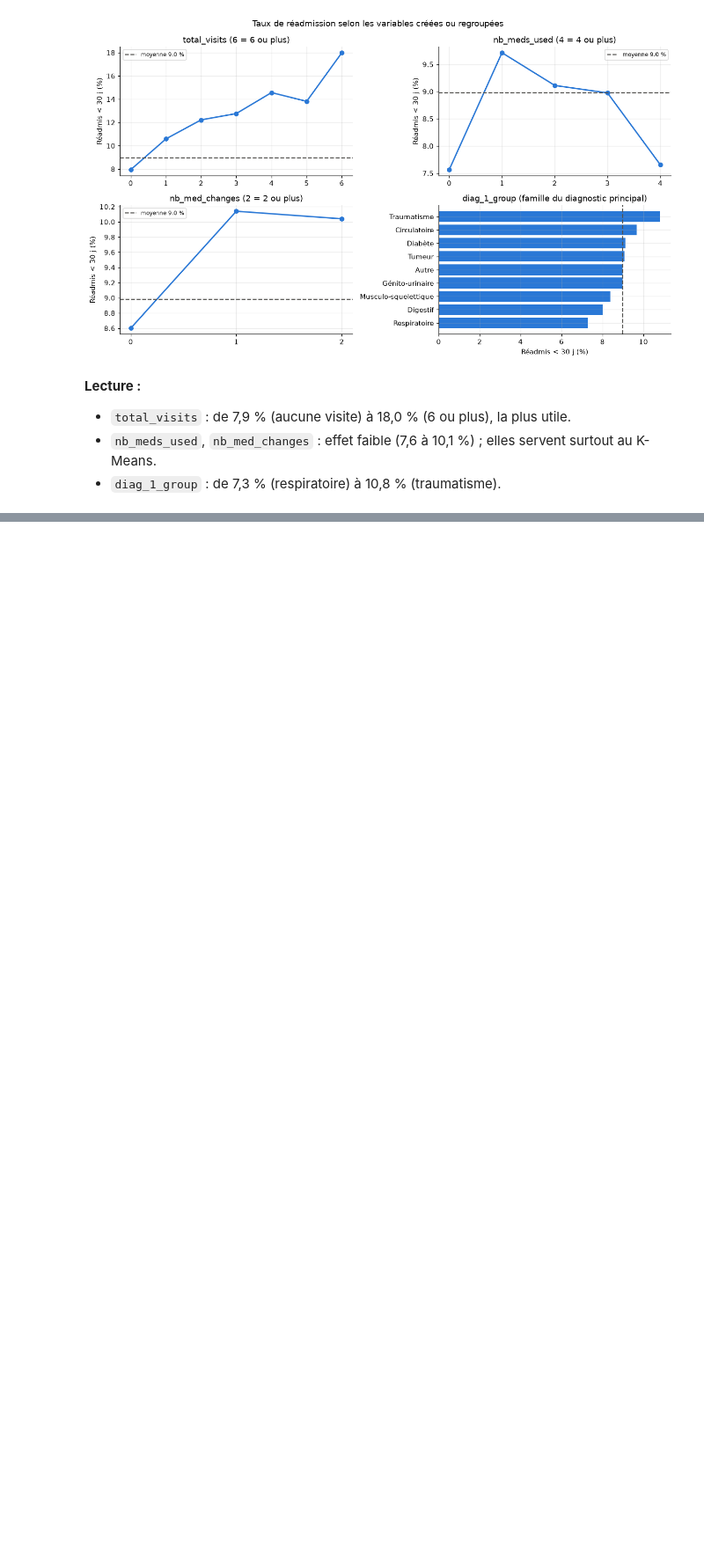
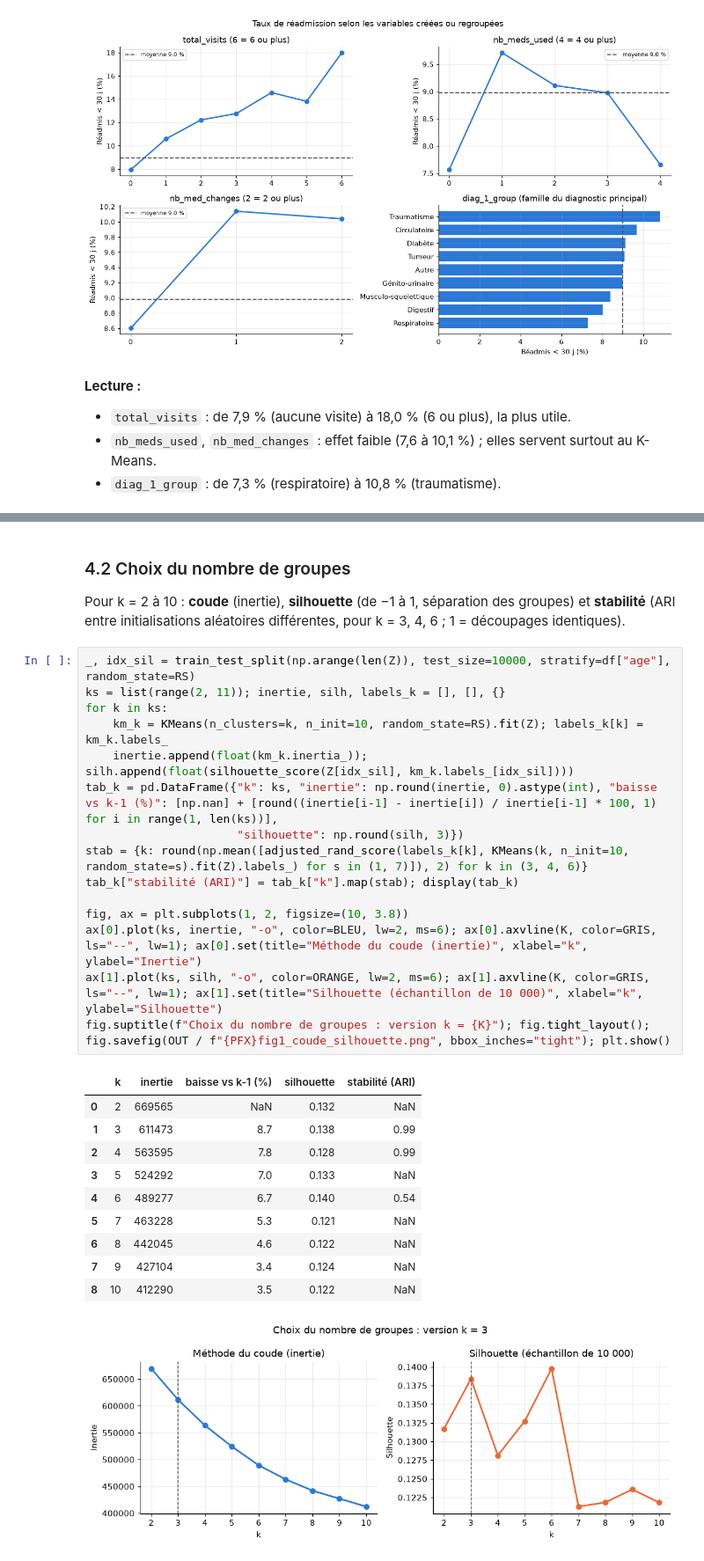
Before and after one commit to YoussefAbbes/notebook-dynamika-diabetes, a Jupyter notebook: analysis/notebook_diabetes_dynamika.ipynb, the cells around one changed output, grey strips where cells are left out. Shown at 88% size. Cells and saved outputs as stored; diff of their text form; blank space fills up the shorter version.

```diff
--- a/analysis/notebook_diabetes_dynamika.ipynb
+++ b/analysis/notebook_diabetes_dynamika.ipynb
@@ -415,0 +441,31 @@ plt.show()
+# %% [markdown]
+### 4.2 Choix du nombre de groupes
+Pour k = 2 à 10 : **coude** (inertie), **silhouette** (de −1 à 1, séparation des groupes) et **stabilité** (ARI entre
+initialisations aléatoires différentes, pour k = 3, 4, 6 ; 1 = découpages identiques).
+# %%
+_, idx_sil = train_test_split(np.arange(len(Z)), test_size=10000, stratify=df["age"], random_state=RS)
+ks = list(range(2, 11)); inertie, silh, labels_k = [], [], {}
+for k in ks:
+    km_k = KMeans(n_clusters=k, n_init=10, random_state=RS).fit(Z); labels_k[k] = km_k.labels_
+    inertie.append(float(km_k.inertia_)); silh.append(float(silhouette_score(Z[idx_sil], km_k.labels_[idx_sil])))
+tab_k = pd.DataFrame({"k": ks, "inertie": np.round(inertie, 0).astype(int), "baisse vs k-1 (%)": [np.nan] + [round((inertie[i-1] - inertie[i]) / inertie[i-1] * 100, 1) for i in range(1, len(ks))],
+                      "silhouette": np.round(silh, 3)})
+stab = {k: round(np.mean([adjusted_rand_score(labels_k[k], KMeans(k, n_init=10, random_state=s).fit(Z).labels_) for s in (1, 7)]), 2) for k in (3, 4, 6)}
+tab_k["stabilité (ARI)"] = tab_k["k"].map(stab); display(tab_k)
+
+fig, ax = plt.subplots(1, 2, figsize=(10, 3.8))
+ax[0].plot(ks, inertie, "-o", color=BLEU, lw=2, ms=6); ax[0].axvline(K, color=GRIS, ls="--", lw=1); ax[0].set(title="Méthode du coude (inertie)", xlabel="k", ylabel="Inertie")
+ax[1].plot(ks, silh, "-o", color=ORANGE, lw=2, ms=6); ax[1].axvline(K, color=GRIS, ls="--", lw=1); ax[1].set(title="Silhouette (échantillon de 10 000)", xlabel="k", ylabel="Silhouette")
+fig.suptitle(f"Choix du nombre de groupes : version k = {K}"); fig.tight_layout(); fig.savefig(OUT / f"{PFX}fig1_coude_silhouette.png", bbox_inches="tight"); plt.show()
+# %% [output]
+|  | k | inertie | baisse vs k-1 (%) | silhouette | stabilité (ARI) |
+| 0 | 2 | 669565 | NaN | 0.132 | NaN |
+| 1 | 3 | 611473 | 8.7 | 0.138 | 0.99 |
+| 2 | 4 | 563595 | 7.8 | 0.128 | 0.99 |
+| 3 | 5 | 524292 | 7.0 | 0.133 | NaN |
+| 4 | 6 | 489277 | 6.7 | 0.140 | 0.54 |
+| 5 | 7 | 463228 | 5.3 | 0.121 | NaN |
+| 6 | 8 | 442045 | 4.6 | 0.122 | NaN |
+| 7 | 9 | 427104 | 3.4 | 0.124 | NaN |
+| 8 | 10 | 412290 | 3.5 | 0.122 | NaN |
+[figure, added]
```
Also changed, not shown: parts of 13 cells of this notebook, 2 other files.
